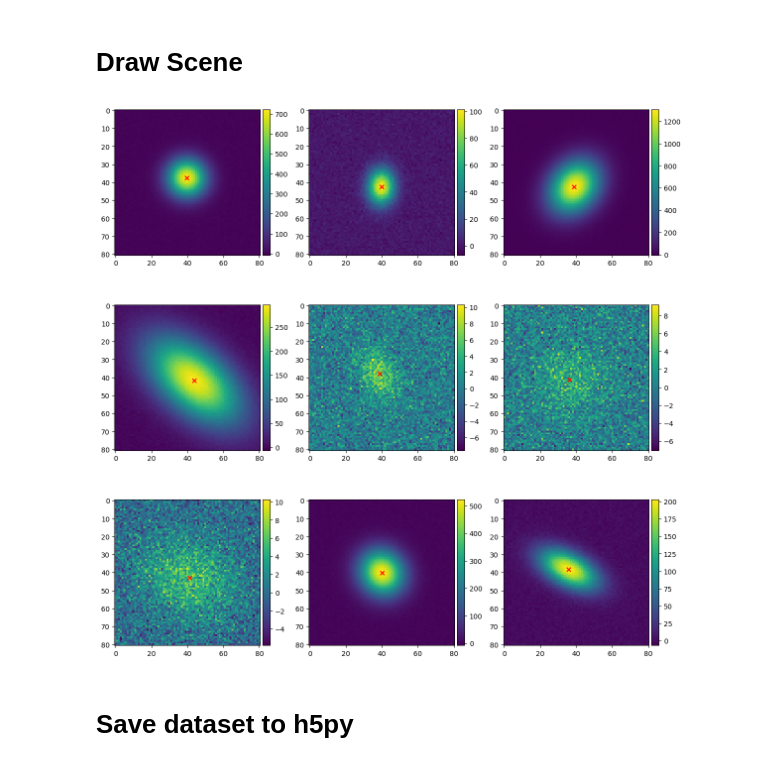
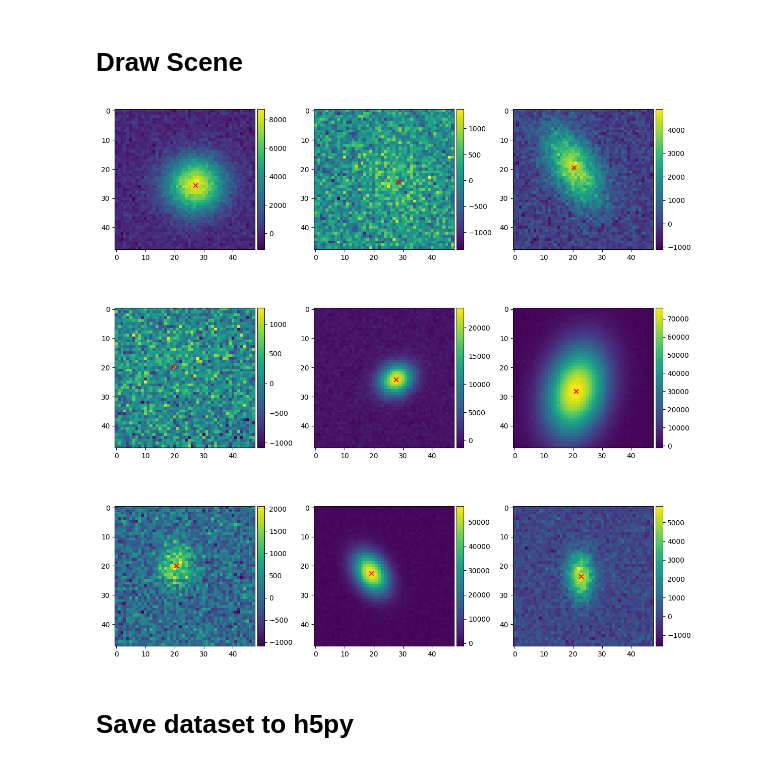
Before and after one commit to LSSTDESC/bayesian-pipelines-pixels, a Jupyter notebook: notebooks/demo.ipynb, the cells around one changed output. Saved outputs shown, nothing was run; the diff lists cells and outputs as text; code cells hidden in the pictures.

```diff
--- a/notebooks/demo.ipynb
+++ b/notebooks/demo.ipynb
@@ -20,30 +23,35 @@ cat = create_uniform_catalog(n_rows=9)
 # %%
 # create PSF galsim object
 psf = get_gaussian_psf(fwhm=0.7)
+# %%
+# get survey specific parameters
+pixel_scale = 0.2
+lsst = galcheat.get_survey("LSST")
+r_filter = lsst.get_filter("r")
+sky_level = mean_sky_level(lsst, r_filter).to_value("electron")
 # %%
 # draw the scene
-pixel_scale = 0.2
-slen = 81
+slen = 48
 g1 = 0.0
 g2 = 0.0
-sky_level = 2.0
 seed = 0
 cutouts = create_gaussian_cutouts(slen=slen, catalog=cat, psf=psf, pixel_scale=pixel_scale, g1=g1, g2=g2, sky_level=sky_level, seed=seed)
 # %%
 # let's look at some cutouts
 fig, axes = plt.subplots(nrows=3, ncols=3, figsize=(12, 12))
 for ii, ax in enumerate(axes.flatten()):
-    im = ax.imshow(cutouts[ii], interpolation=None)
+    cutout = cutouts[ii] - sky_level # background subtracted
+    im = ax.imshow(cutout, interpolation=None)
     # with centers
     ax.scatter(cat['ra'][ii]/ pixel_scale  - 0.5 + slen/2, cat['dec'][ii] / pixel_scale - 0.5 + slen/2, marker='x', color='r')
 
     # colorbar
     divider = make_axes_locatable(ax)
     cax = divider.append_axes('right', size='5%', pad=0.05)
     fig.colorbar(im, cax=cax, orientation='vertical')
 plt.tight_layout()
 # %% [output]
-[figure, old version]
+[figure, new version]
 # %% [markdown]
 # Save dataset to h5py
 # %%
```
Also changed, not shown: parts of 1 cell of this notebook, 5 other files.
